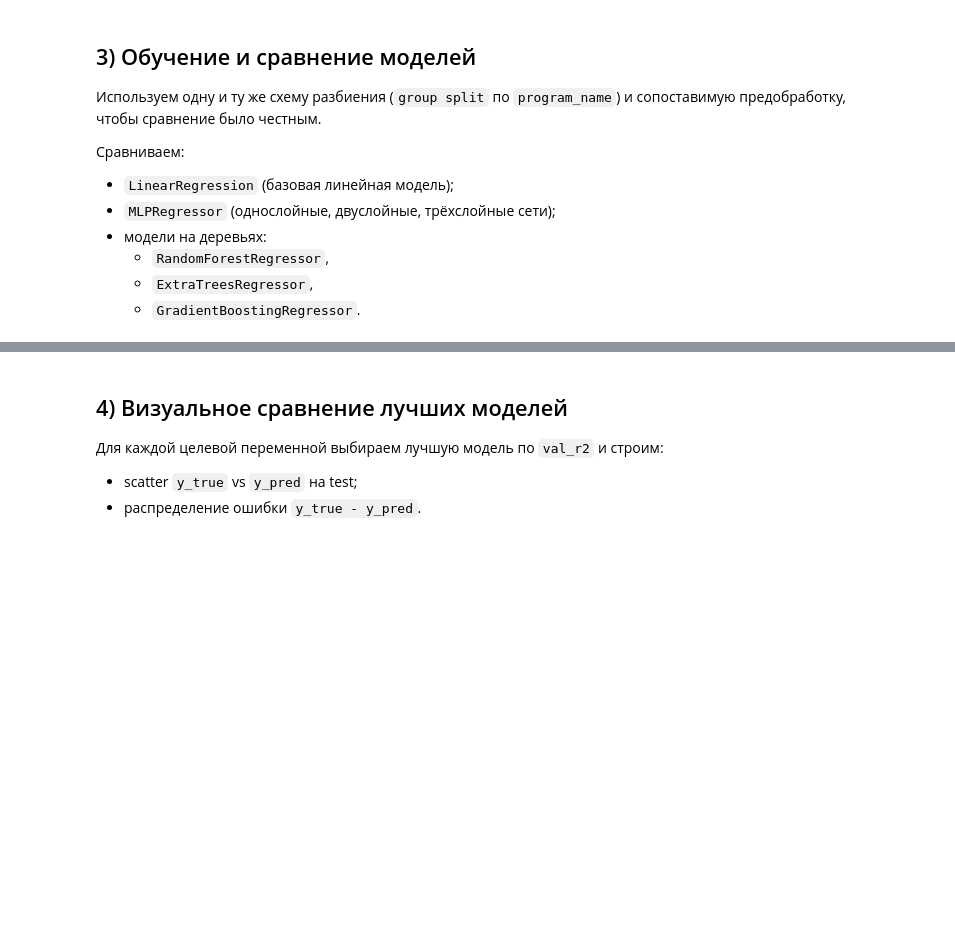
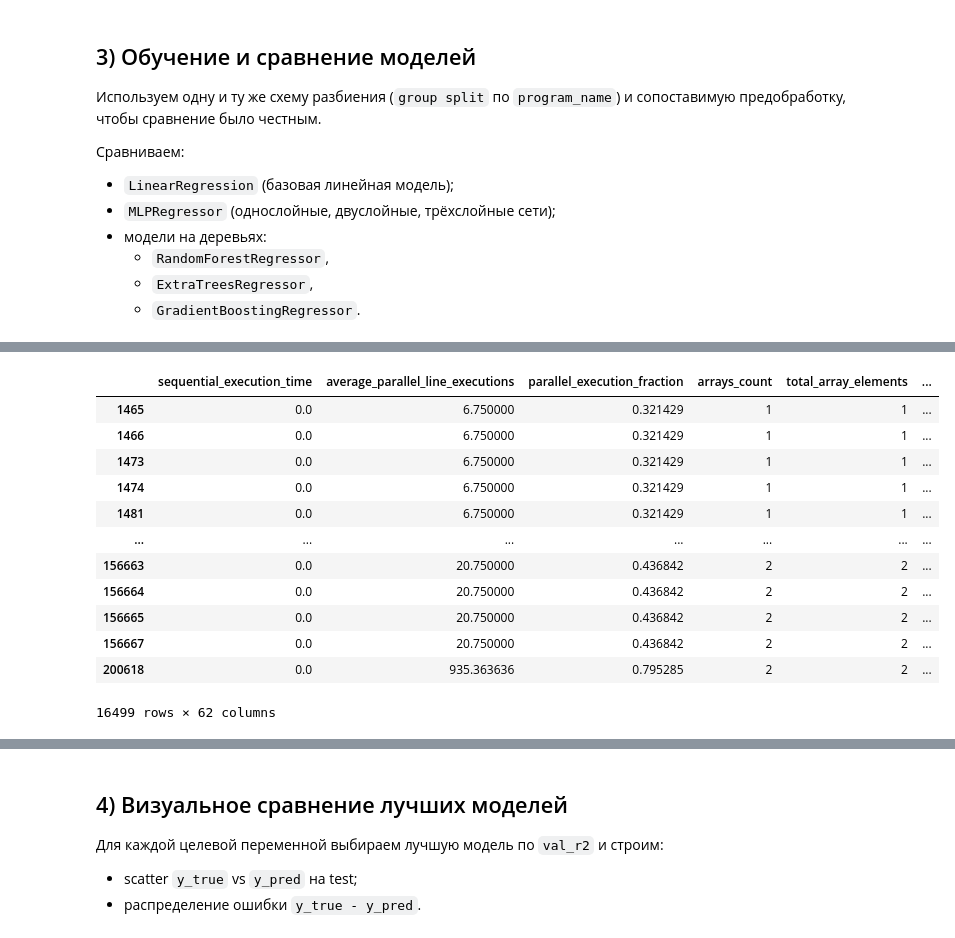
Before and after one commit to blinlol/dvm-crystal, a Jupyter notebook: models.ipynb, the cells around one changed output, grey strips where cells are left out. Cells and saved outputs as stored; diff of their text form; code cells hidden in the pictures; blank space fills up the shorter version.

```diff
--- a/models.ipynb
+++ b/models.ipynb
@@ -384,3 +396,19 @@ plt.show()
+# %%
+df_clean
+# %% [output]
+|  | sequential_execution_time | average_parallel_line_executions | parallel_execution_fraction | arrays_count | total_array_elements | ... |
+| 1465 | 0.0 | 6.750000 | 0.321429 | 1 | 1 | ... |
+| 1466 | 0.0 | 6.750000 | 0.321429 | 1 | 1 | ... |
+| 1473 | 0.0 | 6.750000 | 0.321429 | 1 | 1 | ... |
+| 1474 | 0.0 | 6.750000 | 0.321429 | 1 | 1 | ... |
+| 1481 | 0.0 | 6.750000 | 0.321429 | 1 | 1 | ... |
+| ... | ... | ... | ... | ... | ... | ... |
+| 156663 | 0.0 | 20.750000 | 0.436842 | 2 | 2 | ... |
+| 156664 | 0.0 | 20.750000 | 0.436842 | 2 | 2 | ... |
+| 156665 | 0.0 | 20.750000 | 0.436842 | 2 | 2 | ... |
+| 156667 | 0.0 | 20.750000 | 0.436842 | 2 | 2 | ... |
+| 200618 | 0.0 | 935.363636 | 0.795285 | 2 | 2 | ... |
+16499 rows × 62 columns
 # %%
 mlp_grid = [
     # Однослойная сеть
```
Also changed, not shown: parts of 6 cells of this notebook, 1 other file.
